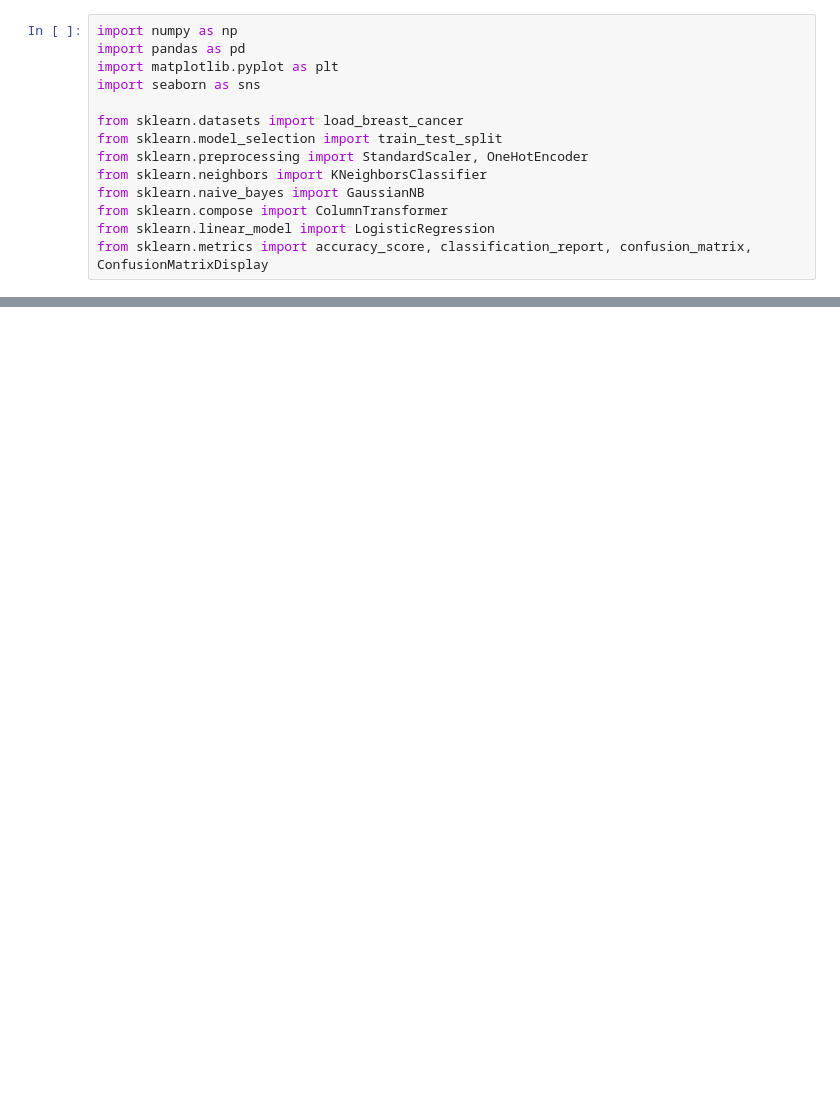
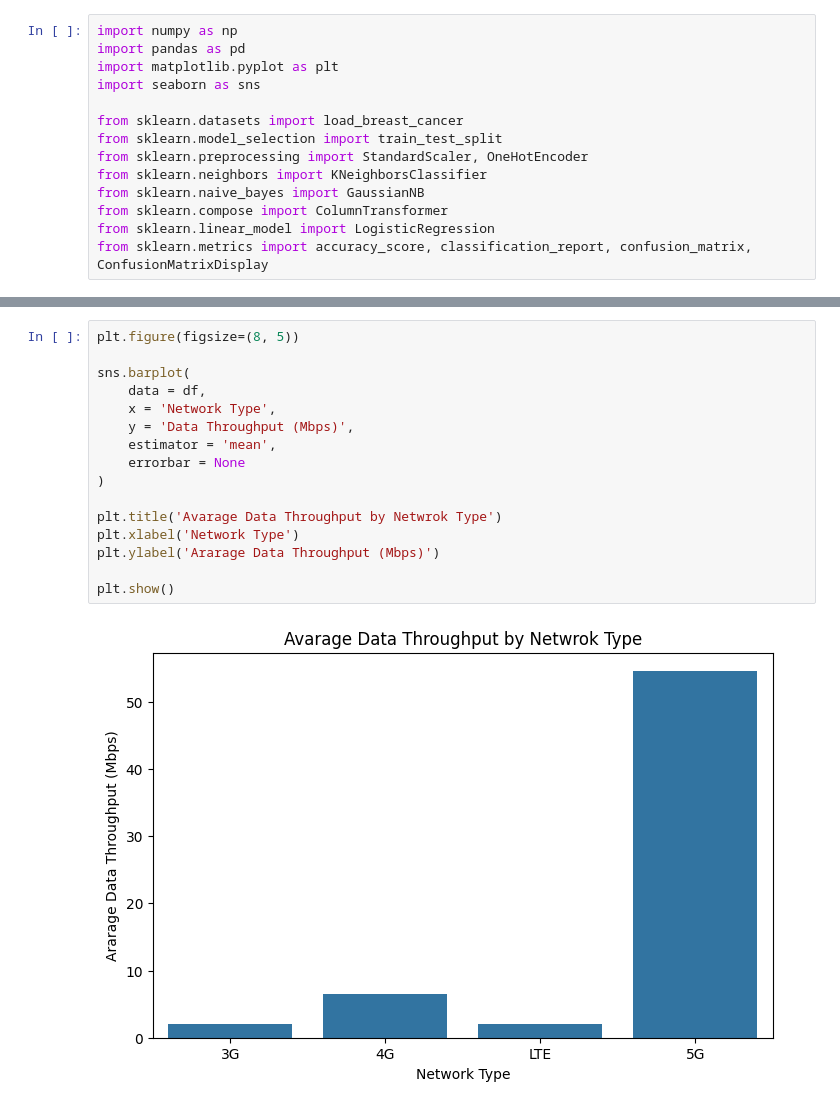
Before and after one commit to MohamedAAbdullah1/NTI-Final-Porject, a Jupyter notebook: notebooks/01_EDA.ipynb, the cells around one changed output, grey strips where cells are left out. Saved outputs shown, nothing was run; the diff lists cells and outputs as text; blank space fills up the shorter version.

```diff
--- a/notebooks/01_EDA.ipynb
+++ b/notebooks/01_EDA.ipynb
@@ -28,0 +356,18 @@ df_clean.to_csv("cleaned_data.csv", index=False)
+# %%
+plt.figure(figsize=(8, 5))
+
+sns.barplot(
+    data = df,
+    x = 'Network Type',
+    y = 'Data Throughput (Mbps)',
+    estimator = 'mean',
+    errorbar = None
+)
+
+plt.title('Avarage Data Throughput by Netwrok Type')
+plt.xlabel('Network Type')
+plt.ylabel('Ararage Data Throughput (Mbps)')
+
+plt.show()
+# %% [output]
+[figure, added]
```
Also changed, not shown: parts of 64 cells of this notebook.
